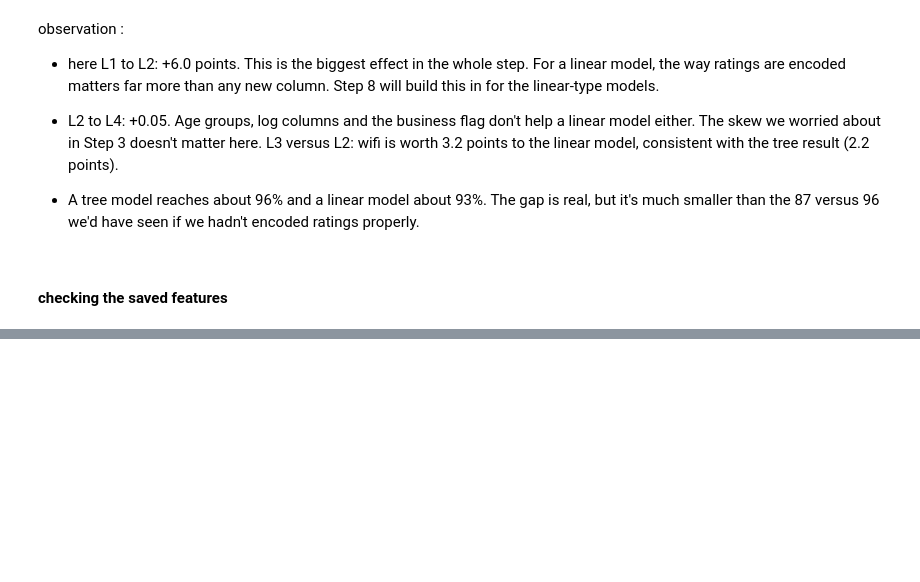
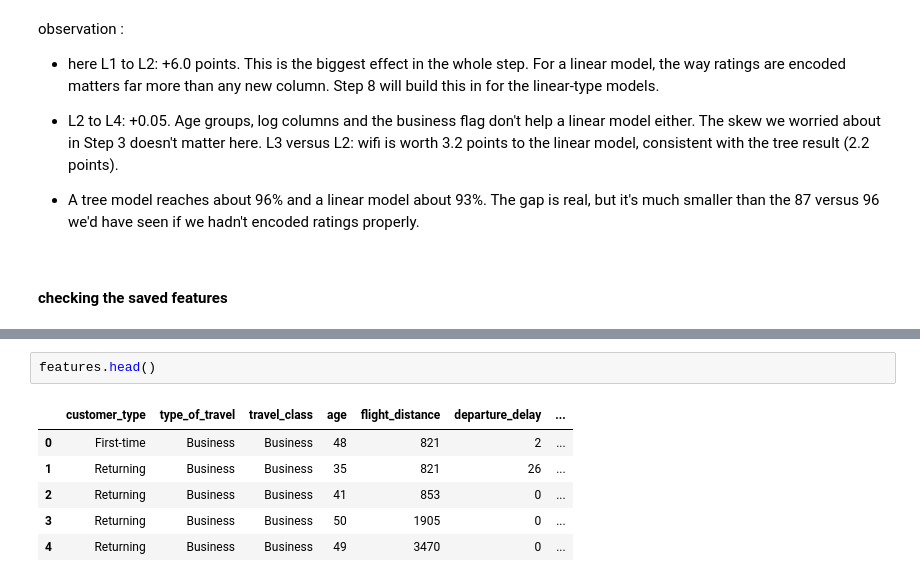
Before and after one commit to Siddharthkeshwani/airline-satisfaction-ml, a Jupyter notebook: notebooks/03_feature_engineering.ipynb, the cells around one changed output, grey strips where cells are left out. Drawn from its saved outputs; the diff is of its cells as text; blank space fills up the shorter version.

```diff
--- a/notebooks/03_feature_engineering.ipynb
+++ b/notebooks/03_feature_engineering.ipynb
@@ -361,0 +364,9 @@ ImportError: cannot import name 'FEATURE_COLS' from 'src.config' (d:\OMEN-16\ML-
+# %%
+features.head()
+# %% [output]
+|  | customer_type | type_of_travel | travel_class | age | flight_distance | departure_delay | ... |
+| 0 | First-time | Business | Business | 48 | 821 | 2 | ... |
+| 1 | Returning | Business | Business | 35 | 821 | 26 | ... |
+| 2 | Returning | Business | Business | 41 | 853 | 0 | ... |
+| 3 | Returning | Business | Business | 50 | 1905 | 0 | ... |
+| 4 | Returning | Business | Business | 49 | 3470 | 0 | ... |
```
Also changed, not shown: parts of 3 cells of this notebook, 1 other file.
